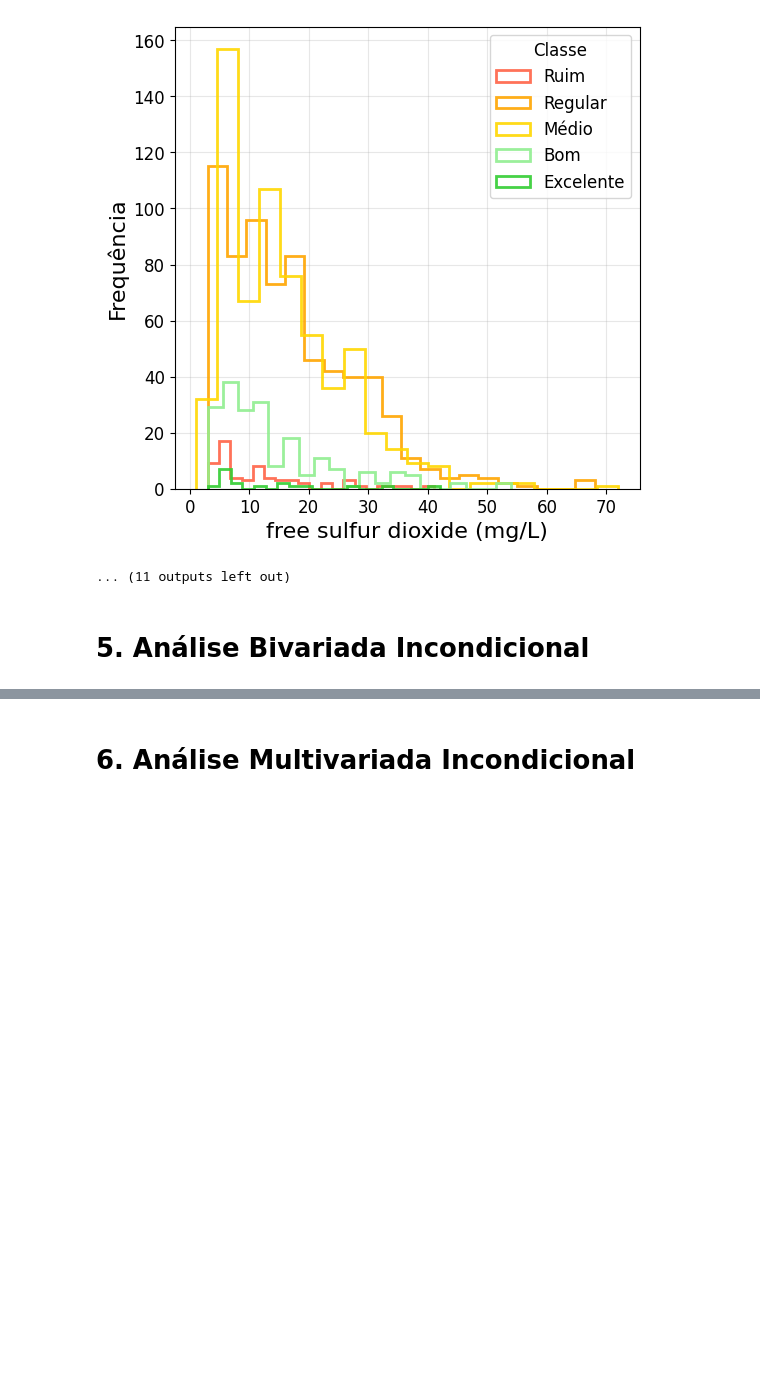
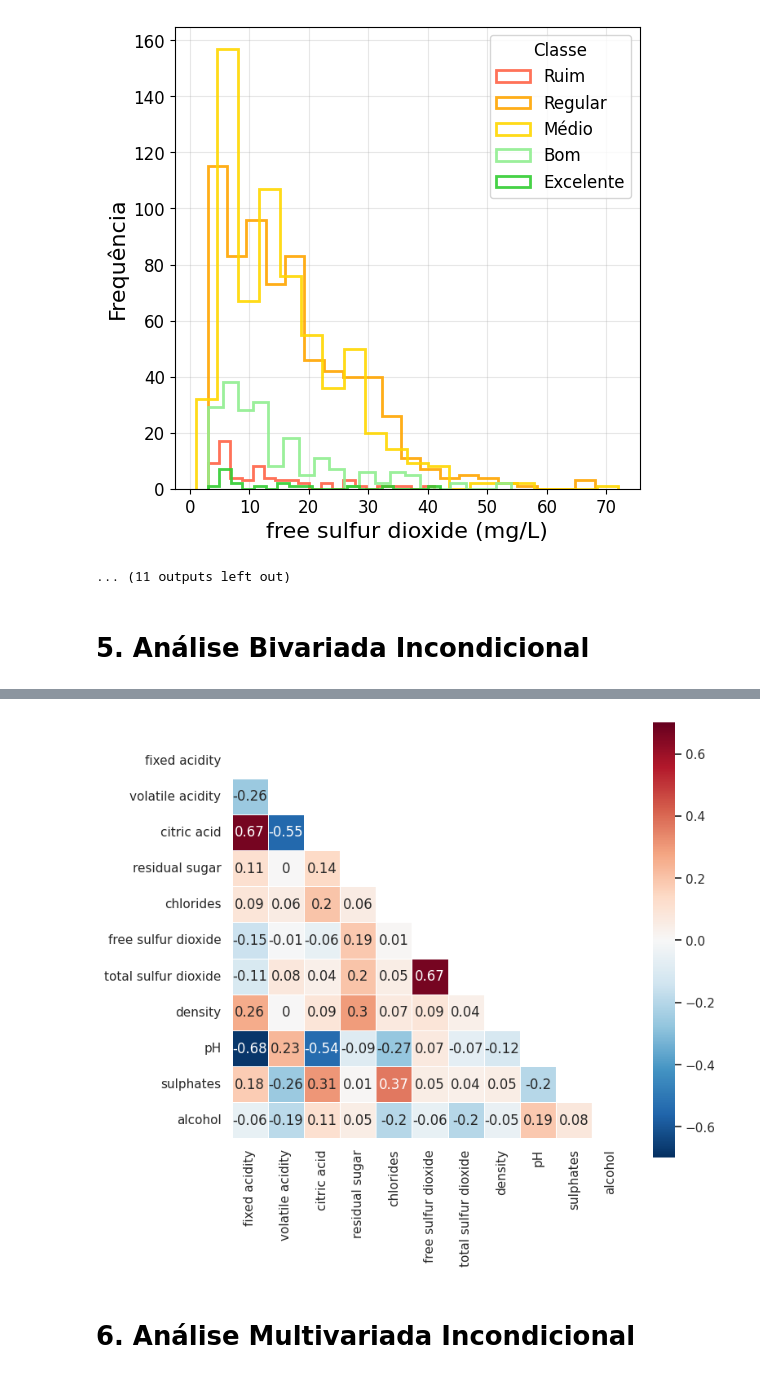
Before and after one commit to marinavasqr23/HW1-ICA, a Jupyter notebook: Código/Homework_1_v3.ipynb, the cells around one changed output, grey strips where cells are left out. Drawn from its saved outputs; the diff is of its cells as text; code cells hidden in the pictures; blank space fills up the shorter version.

```diff
--- a/Código/Homework_1_v3.ipynb
+++ b/Código/Homework_1_v3.ipynb
@@ -539,6 +538,28 @@ corr_matrix
 | pH | -0.68 | 0.23 | -0.54 | -0.09 | -0.27 | 0.07 | ... |
 | sulphates | 0.18 | -0.26 | 0.31 | 0.01 | 0.37 | 0.05 | ... |
 | alcohol | -0.06 | -0.19 | 0.11 | 0.05 | -0.20 | -0.06 | ... |
+# %%
+mask = np.triu(np.ones_like(corr_matrix, dtype=bool))
+
+plt.figure(figsize=(8, 8))
+sns.set(style="white")
+
+# Cria o gráfico de calor
+sns.heatmap(
+    corr_matrix,
+    mask=mask,
+    annot=True,          # mostra os valores numéricos
+    cmap="RdBu_r",       # azul-vermelho reverso
+    vmin=-0.7, vmax=0.7, # define a escala de cores simétrica
+    linewidths=0.5,      # linhas entre os quadrados
+    cbar_kws={"shrink": .8}, # barra lateral menor
+    square=True           # deixa quadrado
+)
+
+plt.tight_layout()
+plt.show()
+# %% [output]
+[figure, added]
 # %% [markdown]
 # 6. Análise Multivariada Incondicional
 # %%
```
Also changed, not shown: parts of 3 cells of this notebook, 3 other files.
